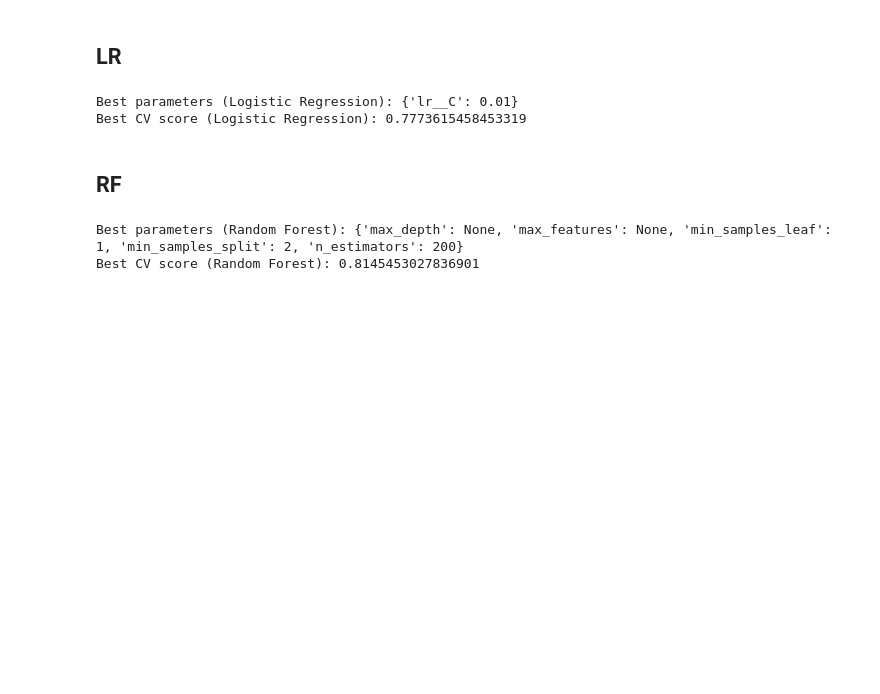
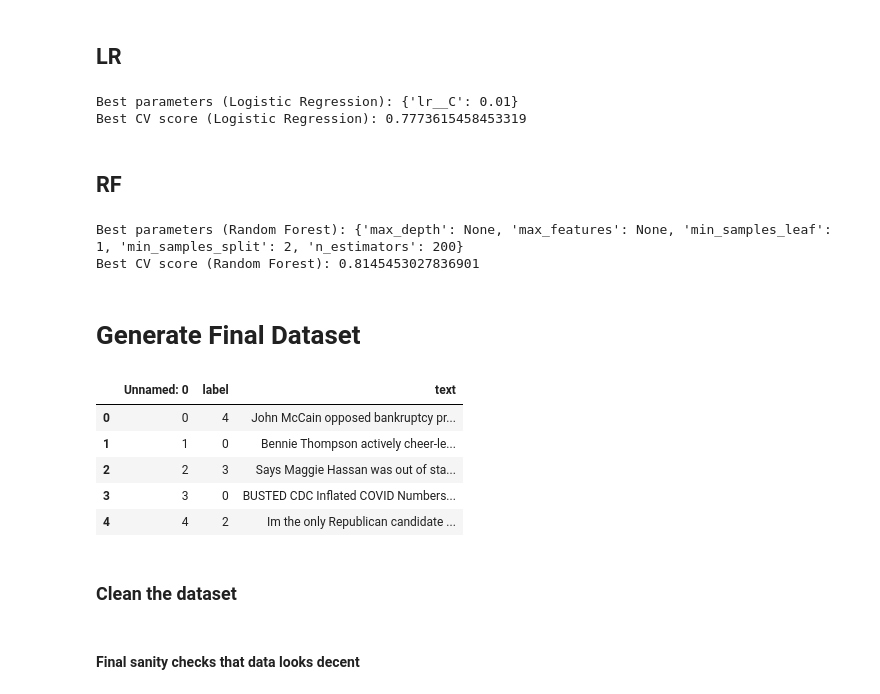
Before and after one commit to DylanBingham/TruthFinder, a Jupyter notebook: feature_engineering_and_modeling.ipynb, the cells around one changed output. Drawn from its saved outputs; the diff is of its cells as text; code cells hidden in the pictures; blank space fills up the shorter version.

```diff
--- a/feature_engineering_and_modeling.ipynb
+++ b/feature_engineering_and_modeling.ipynb
@@ -436,3 +438,22 @@ print("Best CV score (Random Forest):", grid_rf.best_score_)
 # %% [output]
 Best parameters (Random Forest): {'max_depth': None, 'max_features': None, 'min_samples_leaf': 1, 'min_samples_split': 2, 'n_estimators': 200}
 Best CV score (Random Forest): 0.8145453027836901
+# %% [markdown]
+# Generate Final Dataset
+# %%
+from utils import extract_features_from_article
+# Load the dataset
+final_df = pd.read_csv('data/processed_combined_data.csv', usecols=[0,1,3])
+# Filter out rows where the 'text' column is not a string
+final_df = final_df[final_df['text'].apply(lambda x: isinstance(x, str))]
+# final_df = final_df.reset_index(drop=True)
+final_df.head()
+# %% [output]
+|  | Unnamed: 0 | label | text |
+| 0 | 0 | 4 | John McCain opposed bankruptcy pr... |
+| 1 | 1 | 0 | Bennie Thompson actively cheer-le... |
+| 2 | 2 | 3 | Says Maggie Hassan was out of sta... |
+| 3 | 3 | 0 | BUSTED CDC Inflated COVID Numbers... |
+| 4 | 4 | 2 | Im the only Republican candidate ... |
+# %% [markdown]
+### Clean the dataset
@@ -438,0 +486,2 @@ Best CV score (Random Forest): 0.8145453027836901
+# %% [markdown]
+#### Final sanity checks that data looks decent
```
Also changed, not shown: parts of 35 cells of this notebook, 3 other files.
